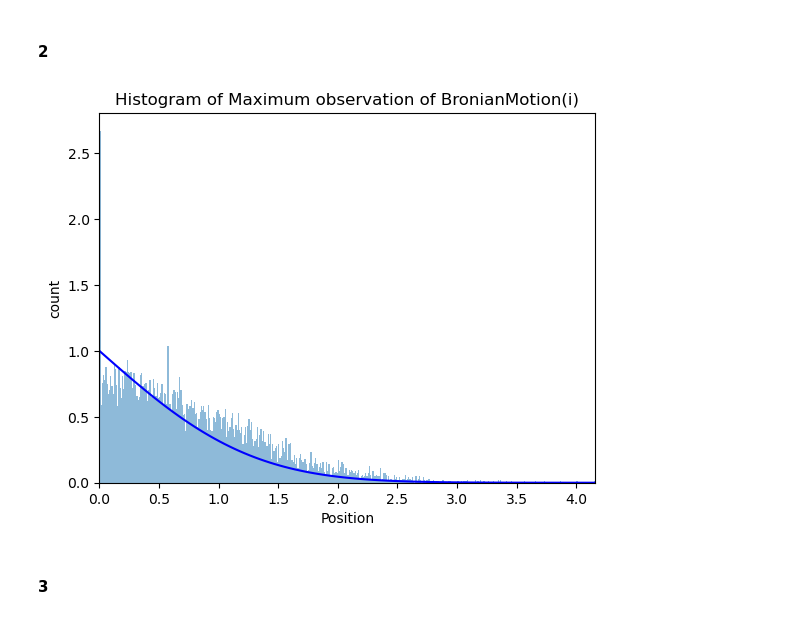
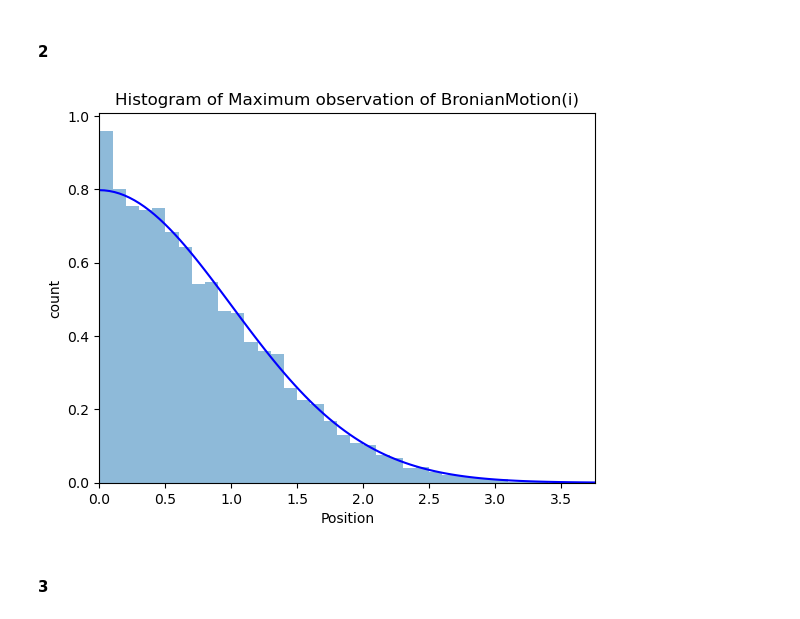
Before and after one commit to muhammadhussain-ops/02425-Diffusions-and-stochastic-differential-equations, a Jupyter notebook: WEEK3.ipynb, the cells around one changed output. Cells and saved outputs as stored; diff of their text form; code cells hidden in the pictures.

```diff
--- a/WEEK3.ipynb
+++ b/WEEK3.ipynb
@@ -47,30 +47,30 @@ for i in range(N):
 # %%
 maxList = np.array([])
 
 for i in range(N):
     maxList = np.append(maxList, max(observations[i]))
 
 maxList
 
 bins = np.arange(-10, 10, 0.01) # fixed bin size
-
+bins = np.arange(0, 4, 0.1)
 
 x_funktion = np.linspace(0, max(maxList),100)
-y_funktion = 2*stats.norm.cdf(-x_funktion/np.sqrt(T))
+y_funktion = (2/np.sqrt(T)) * stats.norm.pdf(x_funktion/np.sqrt(T))
 
 
 plt.xlim([min(maxList), max(maxList)])
 
 plt.plot(x_funktion, y_funktion, color='blue', label='C(x,t)')
 
 plt.hist(maxList, bins=bins, density=True, alpha=0.5)
 plt.title('Histogram of Maximum observation of BronianMotion(i)')
 plt.xlabel('Position')
 plt.ylabel('count')
 
 plt.show()
 # %% [output]
-[figure, old version]
+[figure, new version]
 # %% [markdown]
 #### 3
 # %%
```
Also changed, not shown: parts of 5 cells of this notebook, 1 other file.
